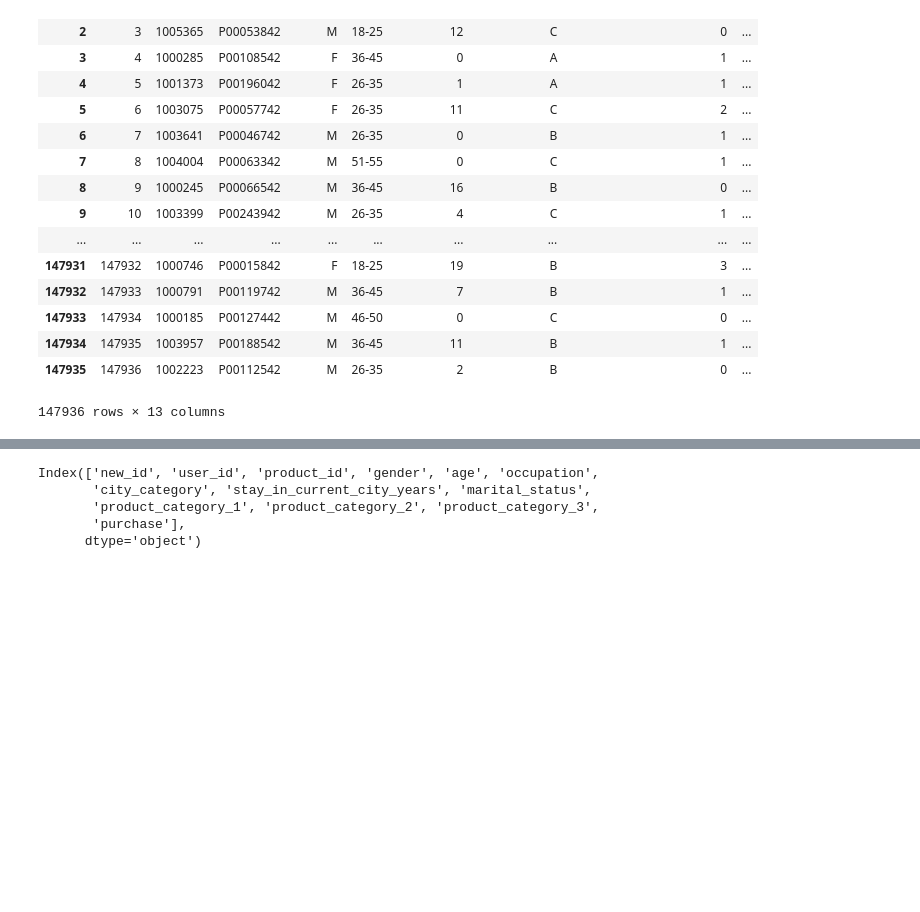
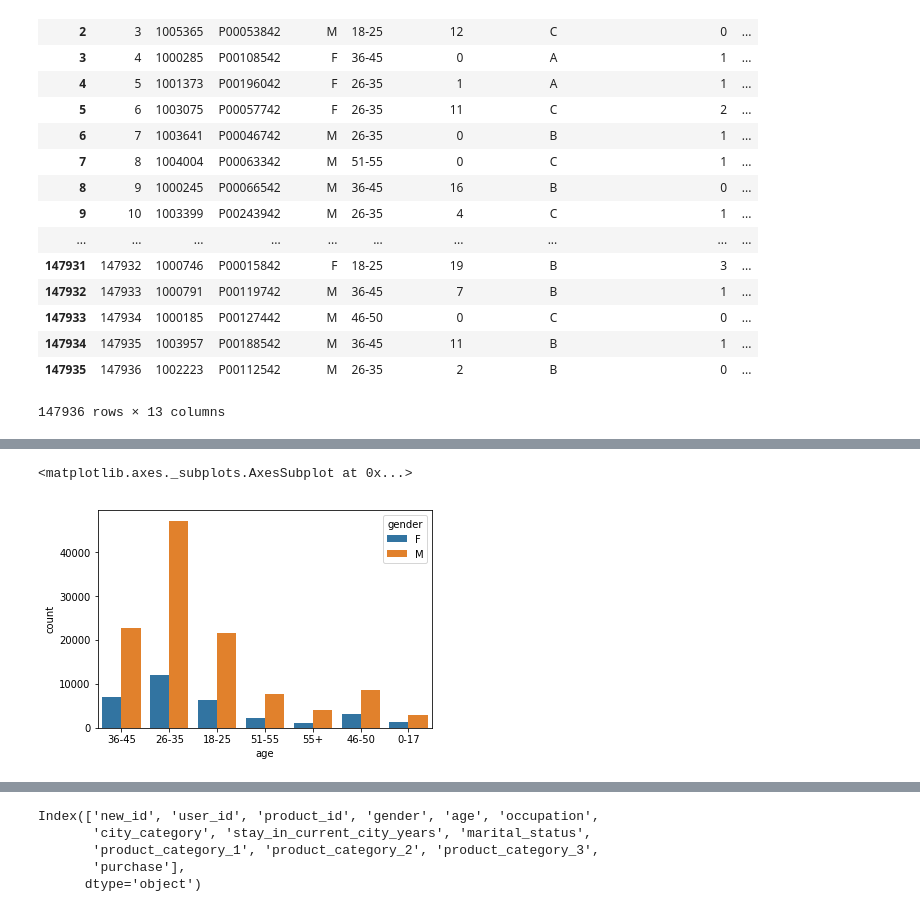
Before and after one commit to JayshreeManiar/Black_friday_deals_analysis, a Jupyter notebook: templates/data_engineering.ipynb, the cells around one changed output, grey strips where cells are left out. Saved outputs shown, nothing was run; the diff lists cells and outputs as text; code cells hidden in the pictures; blank space fills up the shorter version.

```diff
--- a/templates/data_engineering.ipynb
+++ b/templates/data_engineering.ipynb
@@ -60,0 +57,6 @@ df
+# %%
+#distribution of gender variable, but taking into consideration the Age category(with defined hue parameter.)
+sns.countplot(df['age'], hue=df['gender'])
+# %% [output]
+<matplotlib.axes._subplots.AxesSubplot at 0x...>
+[figure, added]
```
Also changed, not shown: parts of 13 cells of this notebook, 7 other files.
